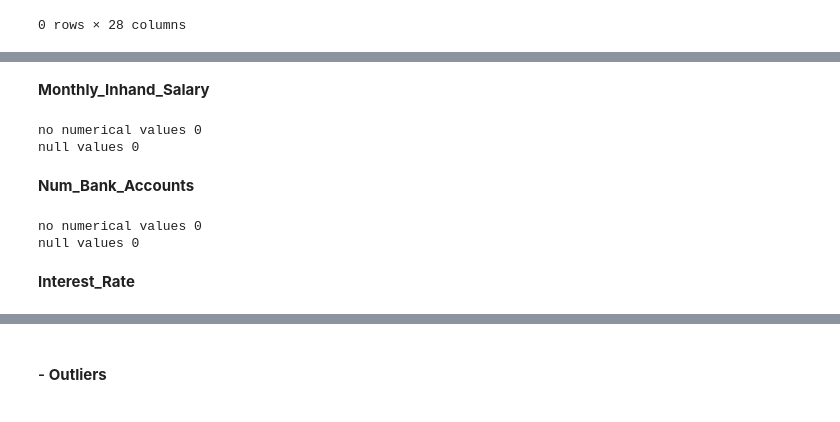
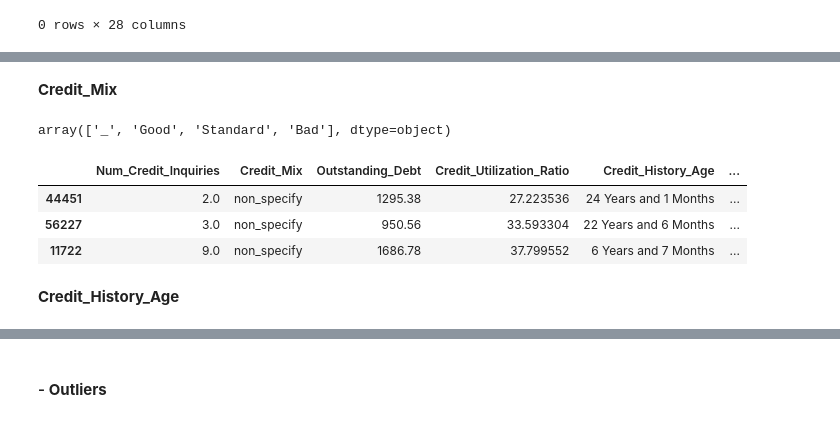
Before and after one commit to ishamel101/Credit-Score-Classification, a Jupyter notebook: Credit Score Classification.ipynb, the cells around one changed output, grey strips where cells are left out. Drawn from its saved outputs; the diff is of its cells as text; code cells hidden in the pictures.

```diff
--- a/Credit Score Classification.ipynb
+++ b/Credit Score Classification.ipynb
@@ -261,0 +302,6 @@ memory usage: 21.4+ MB
+# %%
+# Remove rows with negative values in the 'Num_Bank_Accounts' column
+data_training = data_training[data_training['Num_Bank_Accounts'] > 0]
+
+# Filter rows with digit values in the 'Num_Bank_Accounts' column
+data_training = data_training[data_training['Num_Bank_Accounts'].apply(lambda x: str(x).isdigit())]
@@ -323,15 +375,6 @@ null values 0
 # %% [markdown]
-**Monthly_Inhand_Salary**
+**Credit_Mix**
-# %%
-#check if we have no numerical values in "Monthly_Inhand_Salary"
-non_numeric = data_training['Monthly_Inhand_Salary'].apply(lambda x: str(x).isdigit())
-
-# check the negative values
-null_values = len(data_training[data_training['Monthly_Inhand_Salary']<0])
-
-# Display rows with non-numeric and null values in the "Monthly_Inhand_Salary"
-print(f'no numerical values {len(data_training[non_numeric])}')
-print(f'null values {null_values}')
-# %% [output]
-no numerical values 0
-null values 0
+# %%
+data_training['Credit_Mix'].unique()
+# %% [output]
+array(['_', 'Good', 'Standard', 'Bad'], dtype=object)
@@ -338,15 +384,9 @@ null values 0
+# %%
+data_training[data_training['Credit_Mix']=='non_specify'].iloc[:,17:].sample(3)
+# %% [output]
+|  | Num_Credit_Inquiries | Credit_Mix | Outstanding_Debt | Credit_Utilization_Ratio | Credit_History_Age | ... |
+| 44451 | 2.0 | non_specify | 1295.38 | 27.223536 | 24 Years and 1 Months | ... |
+| 56227 | 3.0 | non_specify | 950.56 | 33.593304 | 22 Years and 6 Months | ... |
+| 11722 | 9.0 | non_specify | 1686.78 | 37.799552 | 6 Years and 7 Months | ... |
 # %% [markdown]
-**Num_Bank_Accounts**
+**Credit_History_Age**
-# %%
-#check if we have no numerical values in "Monthly_Inhand_Salary"
-non_numeric = data_training[~data_training['Num_Bank_Accounts'].apply(lambda x: str(x).isdigit())]
-
-# check the negative values
-null_values = len(data_training[data_training['Num_Bank_Accounts']<0])
-
-# Display rows with non-numeric and null values in the "Monthly_Inhand_Salary"
-print(f'no numerical values {len(non_numeric)}')
-print(f'null values {null_values}')
-# %% [output]
-no numerical values 0
-null values 0
@@ -356,2 +392,0 @@ data_training = data_training[data_training['Num_Bank_Accounts'] >= 0]
-# %% [markdown]
-**Interest_Rate**
```
Also changed, not shown: parts of 27 cells of this notebook.
